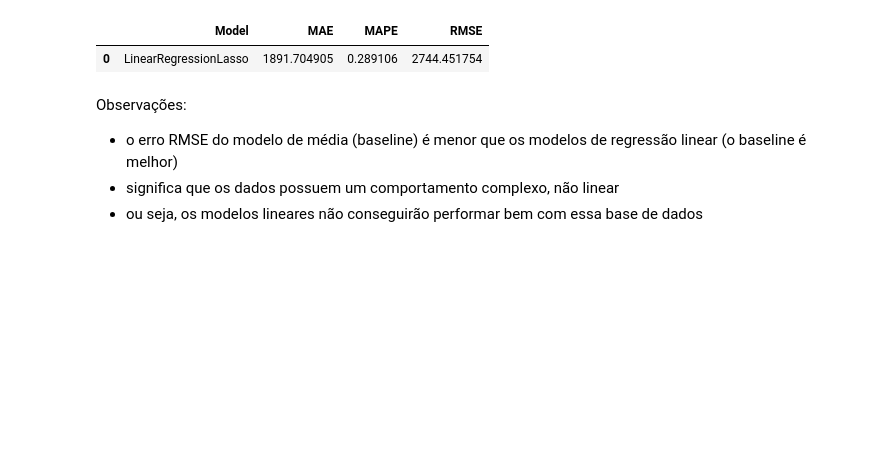
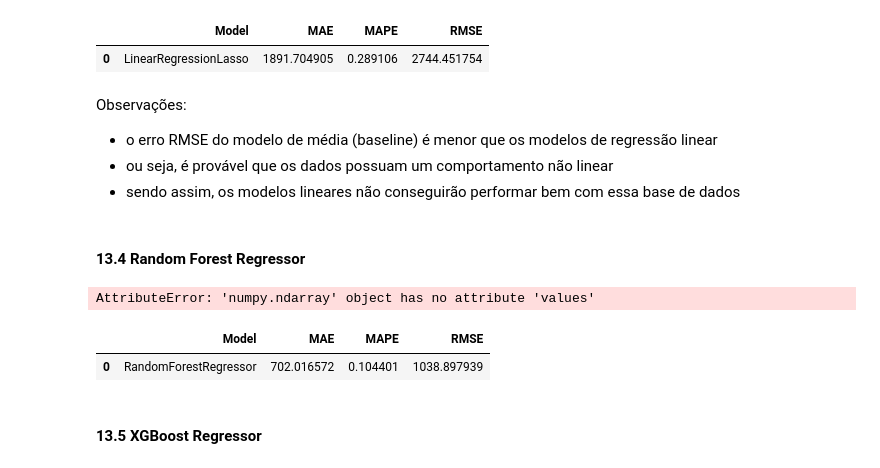
Before and after one commit to deborabmfreitas/projeto-rossmann-regressao, a Jupyter notebook: rossmann_regression.ipynb, the cells around one changed output. Cells and saved outputs as stored; diff of their text form; code cells hidden in the pictures; blank space fills up the shorter version.

Commit message:
aplicando algoritmos nao lineares

```diff
--- a/rossmann_regression.ipynb
+++ b/rossmann_regression.ipynb
@@ -100,6 +102,7 @@ def cramer_v(x, y):
 
 # função para reduzir o tamanho do dataset
 
+
 def change_dtype(dataset):
     dataset[dataset.select_dtypes(np.float64).columns] = dataset.select_dtypes(
         np.float64).astype(np.float32)
@@ -107,7 +110,15 @@ def change_dtype(dataset):
         np.int64).astype(np.int32)
 
 
-# função para
+# função que recebe o nome do modelo, o y_teste e y_pred
+
+def ml_error(model_name, y_test, y_pred):
+    mae = mean_absolute_error(y_test, y_pred)
+    mape = mean_absolute_percentage_error(y_test, y_pred)
+    rmse = np.sqrt(mean_squared_error(y_test, y_pred))
+    return pd.DataFrame([{'Model': model_name, 'MAE': mae, 'MAPE': mape, 'RMSE': rmse}], index=[0])
+
+# obs: index = [0] para retornar uma única linhar
 # %% [markdown]
 ## 3. Carregamento dos dados
 # %%
@@ -1654,16 +1667,6 @@ X_train = X_train.drop('date', axis=1)
 X_test = X_test.drop('date', axis=1)
 # %% [markdown]
 #### 13.1 Average model
-# %%
-# função que recebe o nome do modelo, as listas de valores observados (y) e previstos (yhat)
-
-def ml_error(model_name, y, y_pred):
-    mae = mean_absolute_error(y, y_pred)
-    mape = mean_absolute_percentage_error(y, y_pred)
-    rmse = np.sqrt(mean_squared_error(y, y_pred))
-    return pd.DataFrame([{'Model': model_name, 'MAE': mae, 'MAPE': mape, 'RMSE': rmse}], index=[0])
-
-# index = [0] para retornar uma única linhar
 # %% [markdown]
 Observação:
 
@@ -1734,6 +1740,34 @@ lrr_result
 # %% [markdown]
 Observações:
 
-- o erro RMSE do modelo de média (baseline) é menor que os modelos de regressão linear (o baseline é melhor)
-- significa que os dados possuem um comportamento complexo, não linear
-- ou seja, os modelos lineares não conseguirão performar bem com essa base de dados
+- o erro RMSE do modelo de média (baseline) é menor que os modelos de regressão linear
+- ou seja, é provável que os dados possuam um comportamento não linear
+- sendo assim, os modelos lineares não conseguirão performar bem com essa base de dados
+# %% [markdown]
+#### 13.4 Random Forest Regressor
+# %%
+# convertendo para um array do numpy
+
+y_train = y_train.values
+# %% [output]
+AttributeError: 'numpy.ndarray' object has no attribute 'values'
+# %%
+# treinamento
+
+rf = RandomForestRegressor(n_estimators=50, n_jobs=-1, random_state=42)
+rf.fit(X_train, y_train.ravel())
+
+# previsão
+
+y_pred_rf = rf.predict(X_test)
+
+# performance
+
+rf_result = ml_error('RandomForestRegressor',
+                     np.expm1(y_test), np.expm1(y_pred_rf))
+rf_result
+# %% [output]
+|  | Model | MAE | MAPE | RMSE |
+| 0 | RandomForestRegressor | 702.016572 | 0.104401 | 1038.897939 |
+# %% [markdown]
+#### 13.5 XGBoost Regressor
```
Also changed, not shown: parts of 9 cells of this notebook.
